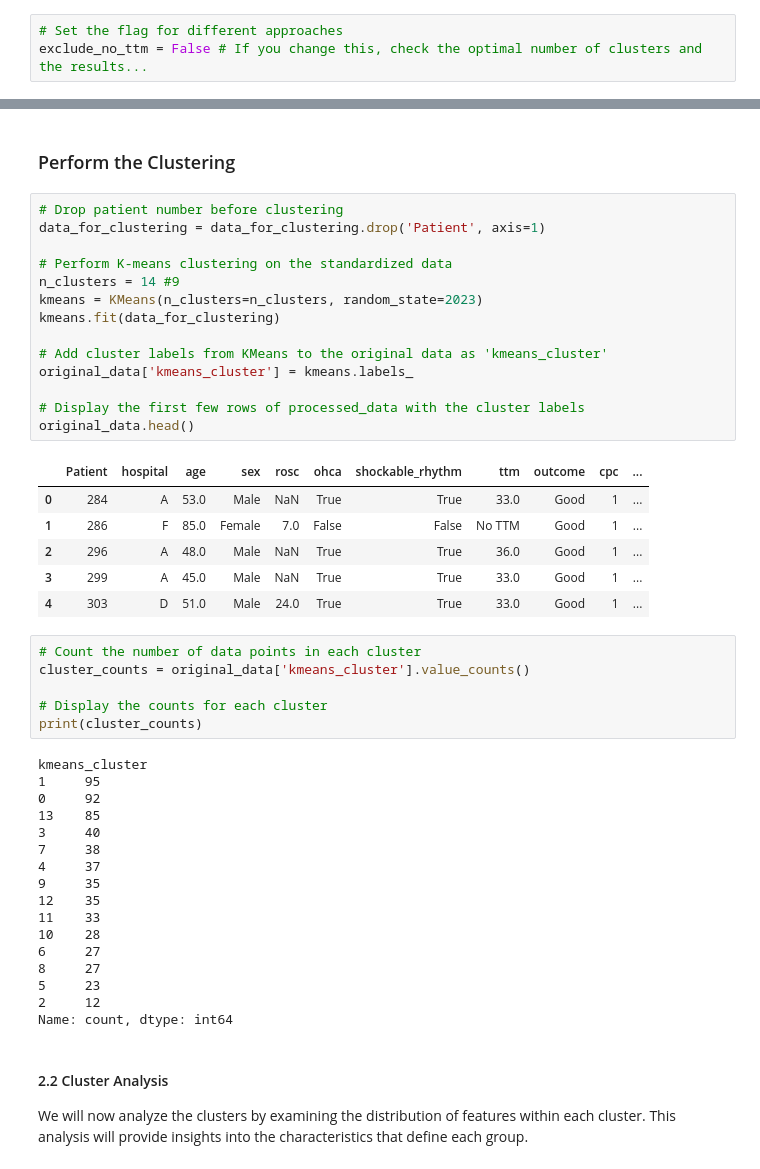
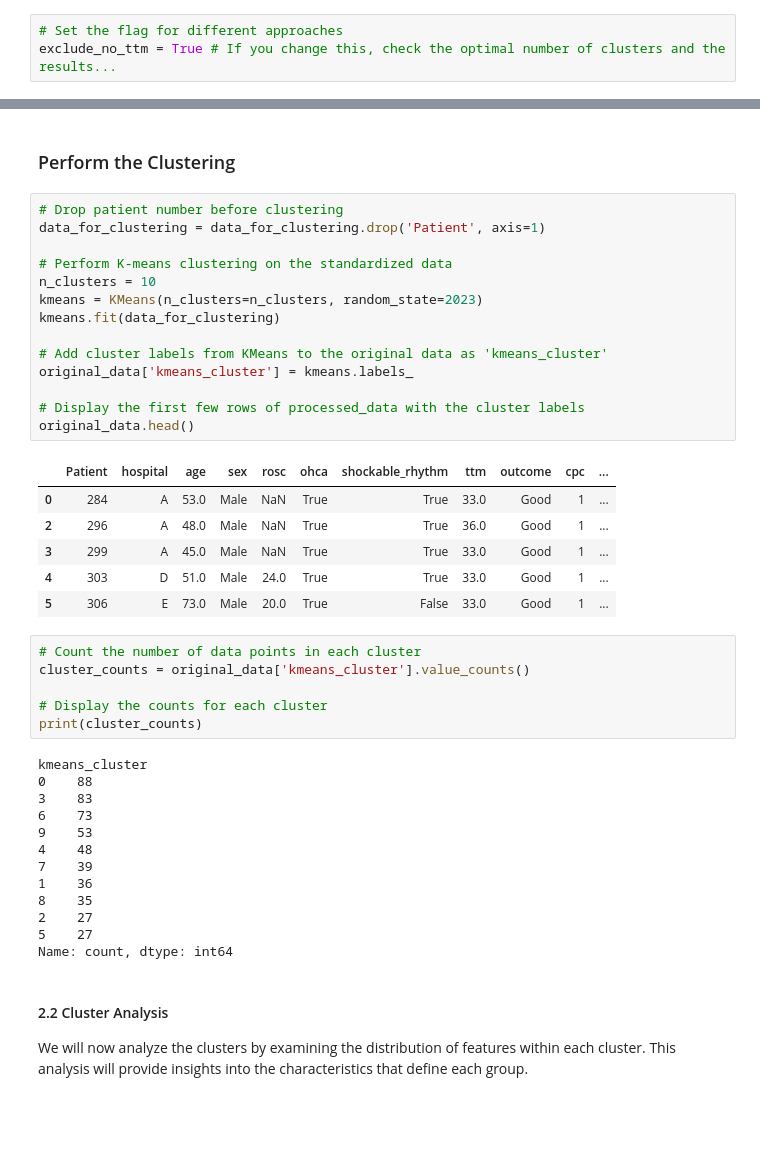
Before and after one commit to KentFre/Resus_TTM, a Jupyter notebook: 03_Clustering.ipynb, the cells around one changed output, grey strips where cells are left out. Saved outputs shown, nothing was run; the diff lists cells and outputs as text; blank space fills up the shorter version.

```diff
--- a/03_Clustering.ipynb
+++ b/03_Clustering.ipynb
@@ -14,7 +14,7 @@ Table of contents
 To begin, we load the necessary libraries and import the prepared dataset. We will use **`patient_data_onehot_imputed`** as it already includes all preprocessing steps required for machine learning, except for **normalization or standardization**. This ensures we have a consistent and clean dataset ready for further analysis.
 # %%
 # Set the flag for different approaches
-exclude_no_ttm = False # If you change this, check the optimal number of clusters and the results...
+exclude_no_ttm = True # If you change this, check the optimal number of clusters and the results...
 # %%
 # Load libraries
 import pandas as pd
@@ -314,24 +284,24 @@ DataFrame has been saved to 'data/machine_learning_patient_data.pkl'
 # %%
 # Drop patient number before clustering
 data_for_clustering = data_for_clustering.drop('Patient', axis=1)
 
 # Perform K-means clustering on the standardized data
-n_clusters = 14 #9
+n_clusters = 10
 kmeans = KMeans(n_clusters=n_clusters, random_state=2023)
 kmeans.fit(data_for_clustering)
 
 # Add cluster labels from KMeans to the original data as 'kmeans_cluster'
 original_data['kmeans_cluster'] = kmeans.labels_
 
 # Display the first few rows of processed_data with the cluster labels
 original_data.head()
 # %% [output]
 |  | Patient | hospital | age | sex | rosc | ohca | shockable_rhythm | ttm | outcome | cpc | ... |
 | 0 | 284 | A | 53.0 | Male | NaN | True | True | 33.0 | Good | 1 | ... |
-| 1 | 286 | F | 85.0 | Female | 7.0 | False | False | No TTM | Good | 1 | ... |
 | 2 | 296 | A | 48.0 | Male | NaN | True | True | 36.0 | Good | 1 | ... |
 | 3 | 299 | A | 45.0 | Male | NaN | True | True | 33.0 | Good | 1 | ... |
 | 4 | 303 | D | 51.0 | Male | 24.0 | True | True | 33.0 | Good | 1 | ... |
+| 5 | 306 | E | 73.0 | Male | 20.0 | True | False | 33.0 | Good | 1 | ... |
 # %%
 # Count the number of data points in each cluster
 cluster_counts = original_data['kmeans_cluster'].value_counts()
@@ -340,20 +310,16 @@ cluster_counts = original_data['kmeans_cluster'].value_counts()
 print(cluster_counts)
 # %% [output]
 kmeans_cluster
-1     95
-0     92
-13    85
-3     40
-7     38
-4     37
-9     35
-12    35
-11    33
-10    28
-6     27
-8     27
-5     23
-2     12
+0    88
+3    83
+6    73
+9    53
+4    48
+7    39
+1    36
+8    35
+2    27
+5    27
 Name: count, dtype: int64
 # %% [markdown]
 #### 2.2 Cluster Analysis
```
Also changed, not shown: parts of 8 cells of this notebook.
